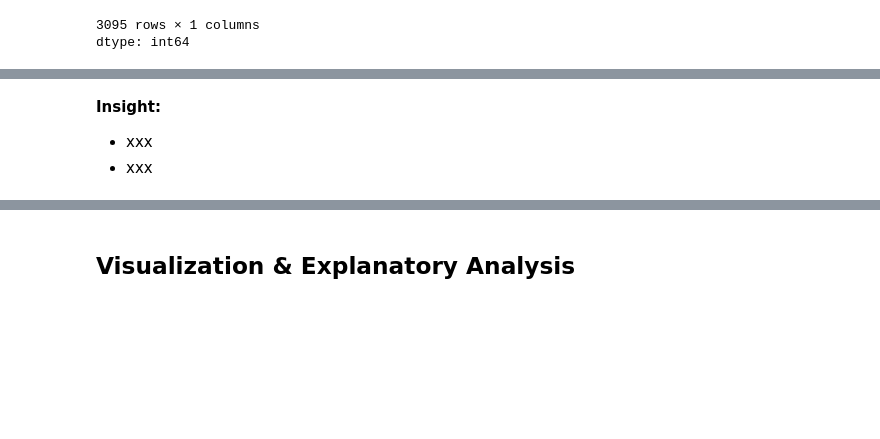
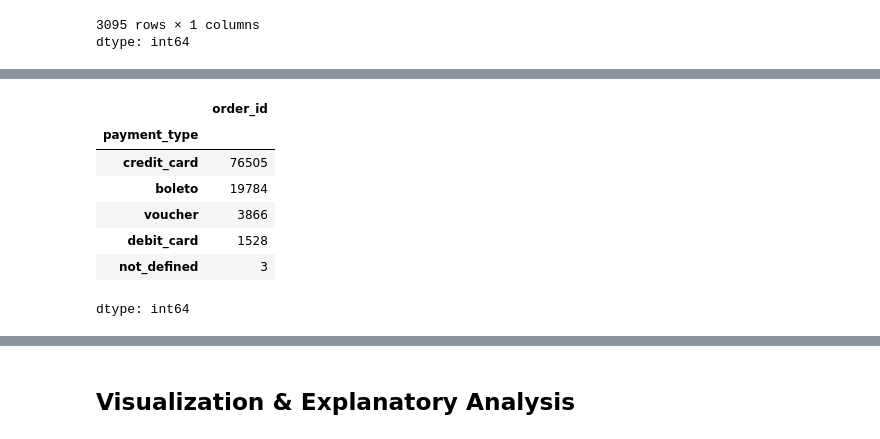
Before and after one commit to suryaadi45/Submision, a Jupyter notebook: notebook.ipynb, the cells around one changed output, grey strips where cells are left out. Saved outputs shown, nothing was run; the diff lists cells and outputs as text; code cells hidden in the pictures; blank space fills up the shorter version.

```diff
--- a/notebook.ipynb
+++ b/notebook.ipynb
@@ -386,4 +387,11 @@ order_payments_df.sample(5)
-# %% [markdown]
-**Insight:**
-- xxx
-- xxx
+# %%
+order_payments_df.groupby(by="payment_type").order_id.nunique().sort_values(ascending=False)
+# %% [output]
+|  | order_id |
+| payment_type |  |
+| credit_card | 76505 |
+| boleto | 19784 |
+| voucher | 3866 |
+| debit_card | 1528 |
+| not_defined | 3 |
+dtype: int64
```
Also changed, not shown: parts of 6 cells of this notebook.
